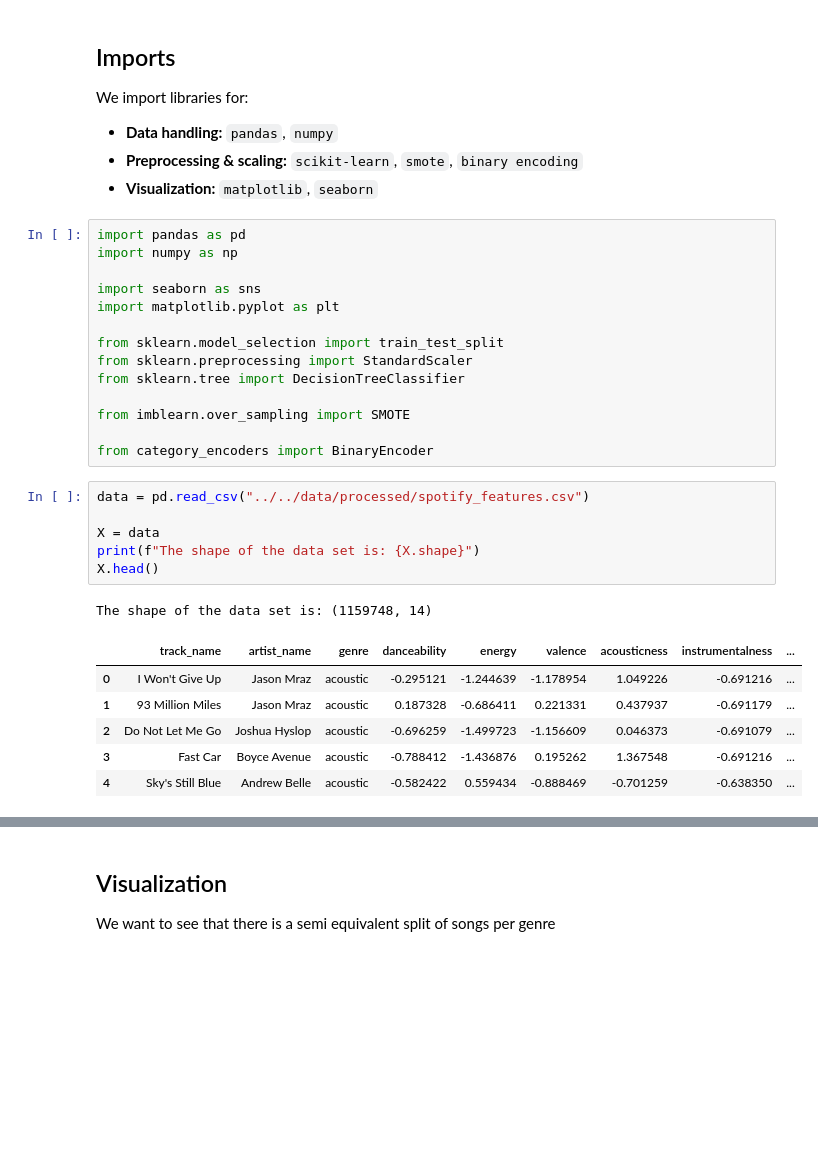
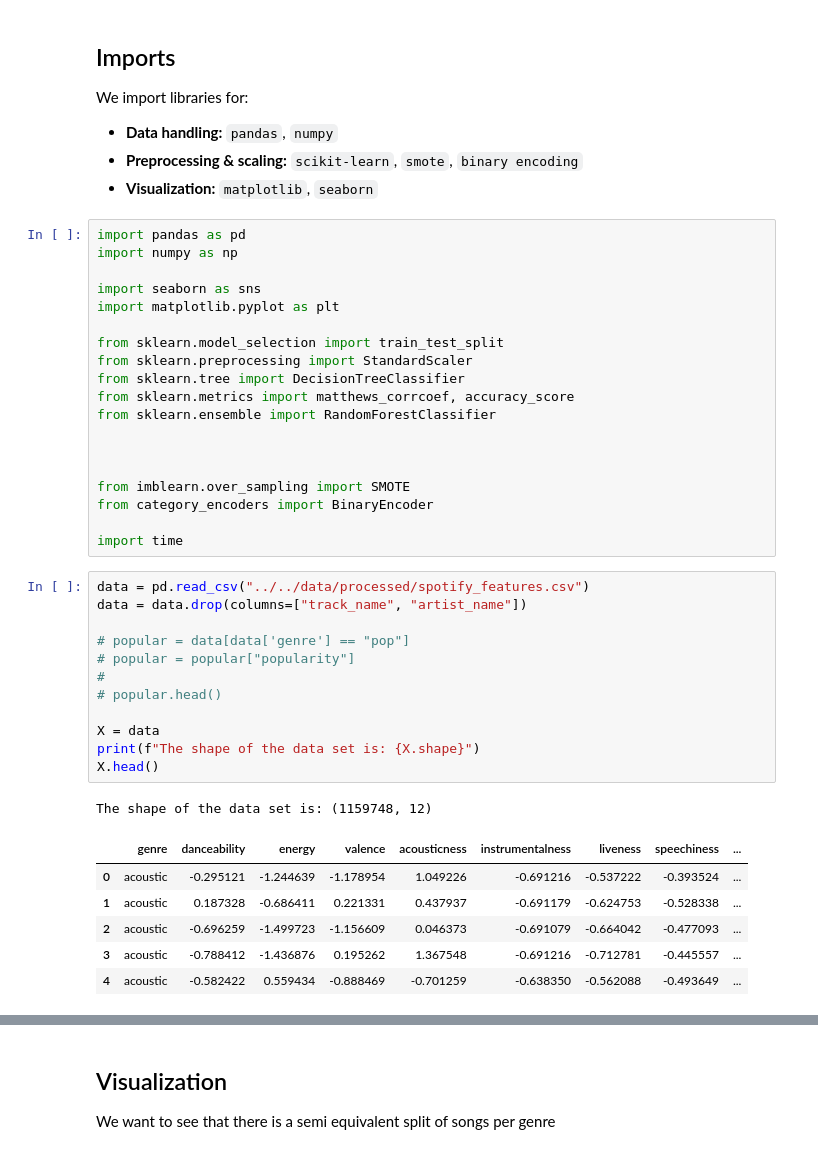
Before and after one commit to djordan015/CSCI-635-01-Group-4, a Jupyter notebook: ml/notebooks/genre_prediction.ipynb, the cells around one changed output, grey strips where cells are left out. Saved outputs shown, nothing was run; the diff lists cells and outputs as text; blank space fills up the shorter version.

Commit message:
genre predictions

```diff
--- a/ml/notebooks/genre_prediction.ipynb
+++ b/ml/notebooks/genre_prediction.ipynb
@@ -21,23 +15,34 @@ import matplotlib.pyplot as plt
 from sklearn.model_selection import train_test_split
 from sklearn.preprocessing import StandardScaler
 from sklearn.tree import DecisionTreeClassifier
+from sklearn.metrics import matthews_corrcoef, accuracy_score
+from sklearn.ensemble import RandomForestClassifier
+
+
 
 from imblearn.over_sampling import SMOTE
+from category_encoders import BinaryEncoder
 
-from category_encoders import BinaryEncoder
+import time
 # %%
 data = pd.read_csv("../../data/processed/spotify_features.csv")
+data = data.drop(columns=["track_name", "artist_name"])
+
+# popular = data[data['genre'] == "pop"]
+# popular = popular["popularity"]
+#
+# popular.head()
 
 X = data
 print(f"The shape of the data set is: {X.shape}")
 X.head()
 # %% [output]
-The shape of the data set is: (1159748, 14)
+The shape of the data set is: (1159748, 12)
-|  | track_name | artist_name | genre | danceability | energy | valence | acousticness | instrumentalness | ... |
-| 0 | I Won't Give Up | Jason Mraz | acoustic | -0.295121 | -1.244639 | -1.178954 | 1.049226 | -0.691216 | ... |
-| 1 | 93 Million Miles | Jason Mraz | acoustic | 0.187328 | -0.686411 | 0.221331 | 0.437937 | -0.691179 | ... |
-| 2 | Do Not Let Me Go | Joshua Hyslop | acoustic | -0.696259 | -1.499723 | -1.156609 | 0.046373 | -0.691079 | ... |
-| 3 | Fast Car | Boyce Avenue | acoustic | -0.788412 | -1.436876 | 0.195262 | 1.367548 | -0.691216 | ... |
-| 4 | Sky's Still Blue | Andrew Belle | acoustic | -0.582422 | 0.559434 | -0.888469 | -0.701259 | -0.638350 | ... |
+|  | genre | danceability | energy | valence | acousticness | instrumentalness | liveness | speechiness | ... |
+| 0 | acoustic | -0.295121 | -1.244639 | -1.178954 | 1.049226 | -0.691216 | -0.537222 | -0.393524 | ... |
+| 1 | acoustic | 0.187328 | -0.686411 | 0.221331 | 0.437937 | -0.691179 | -0.624753 | -0.528338 | ... |
+| 2 | acoustic | -0.696259 | -1.499723 | -1.156609 | 0.046373 | -0.691079 | -0.664042 | -0.477093 | ... |
+| 3 | acoustic | -0.788412 | -1.436876 | 0.195262 | 1.367548 | -0.691216 | -0.712781 | -0.445557 | ... |
+| 4 | acoustic | -0.582422 | 0.559434 | -0.888469 | -0.701259 | -0.638350 | -0.562088 | -0.493649 | ... |
 # %%
 # 0.001
```
Also changed, not shown: parts of 8 cells of this notebook.
